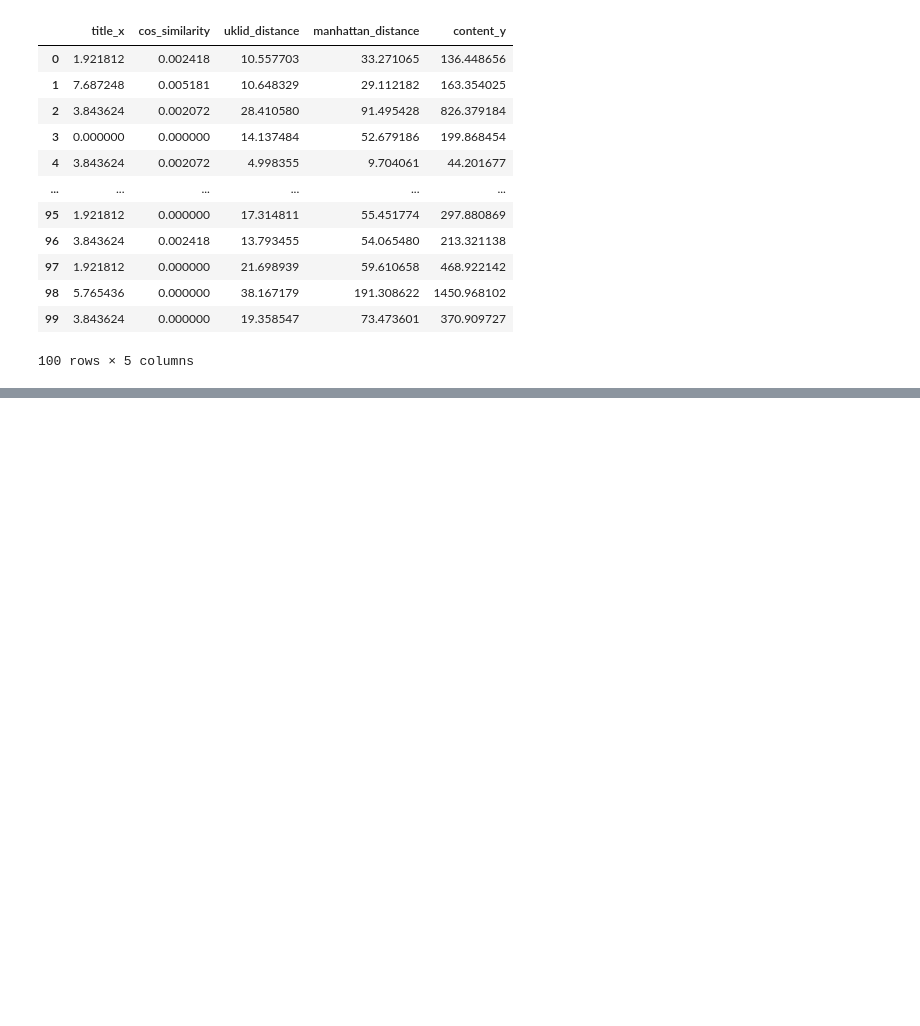
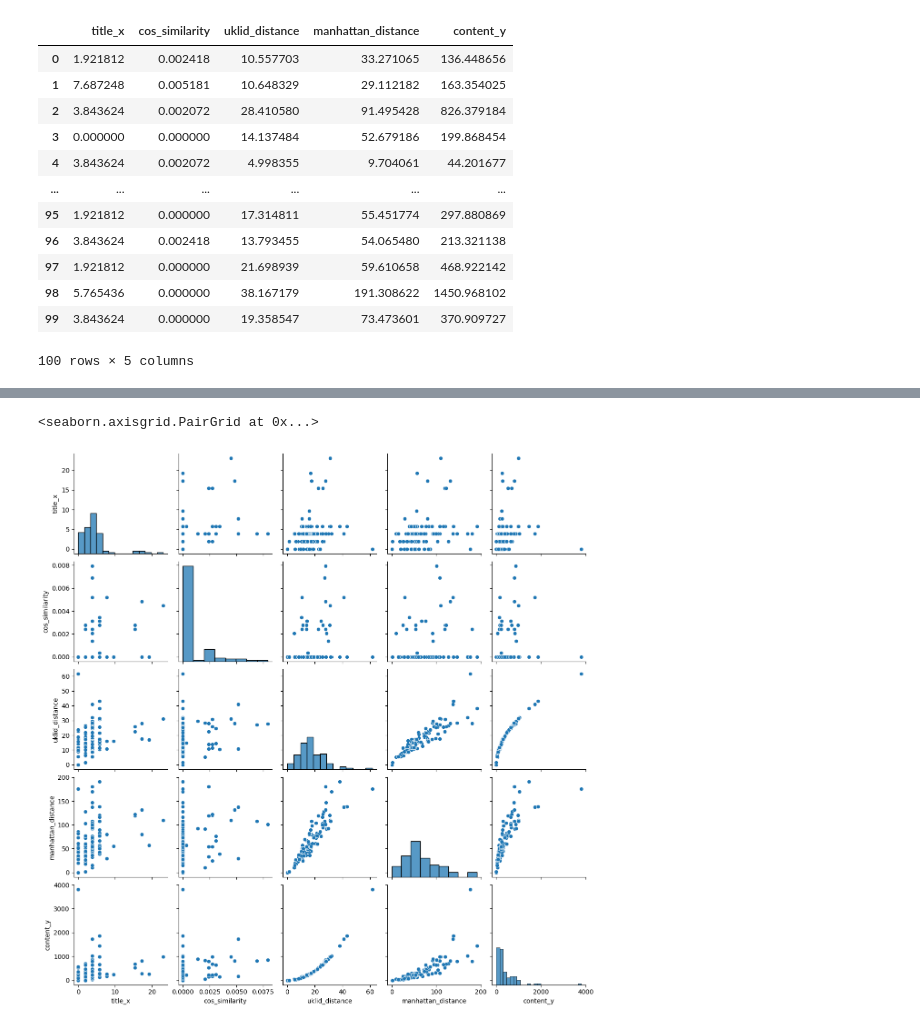
Before and after one commit to soldierzeus/bigdata_thunder, a Jupyter notebook: bigdata3/note/analyzing_bigdata_project.ipynb, the cells around one changed output, grey strips where cells are left out. Drawn from its saved outputs; the diff is of its cells as text; code cells hidden in the pictures; blank space fills up the shorter version.

```diff
--- a/bigdata3/note/analyzing_bigdata_project.ipynb
+++ b/bigdata3/note/analyzing_bigdata_project.ipynb
@@ -250,0 +262,5 @@ title_content_
+# %%
+sns.pairplot(title_content_)
+# %% [output]
+<seaborn.axisgrid.PairGrid at 0x...>
+[figure, added]
```
Also changed, not shown: parts of 10 cells of this notebook.
